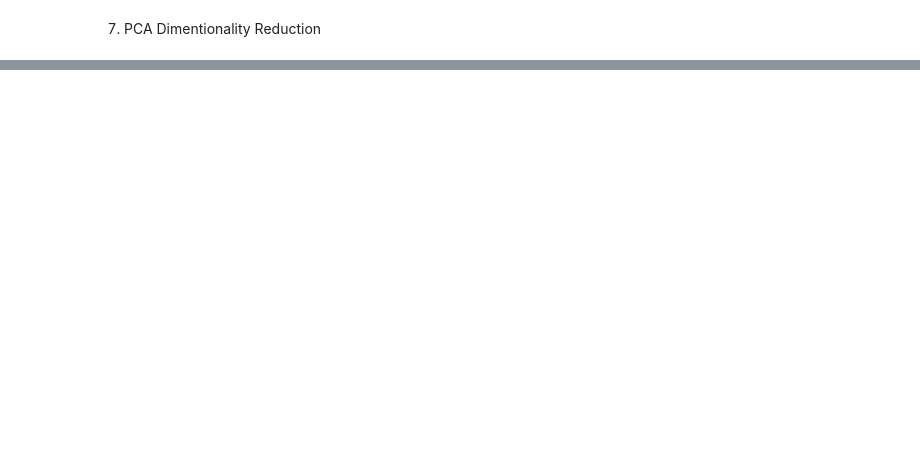
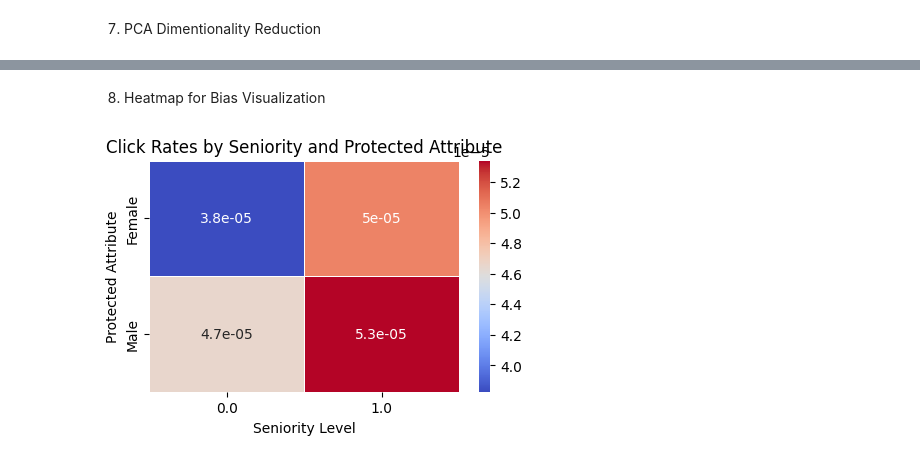
Before and after one commit to helloitsdaksh/Project_DSCI599-531, a Jupyter notebook: eda.ipynb, the cells around one changed output, grey strips where cells are left out. Saved outputs shown, nothing was run; the diff lists cells and outputs as text; code cells hidden in the pictures; blank space fills up the shorter version.

```diff
--- a/eda.ipynb
+++ b/eda.ipynb
@@ -181,0 +197,12 @@ Explained Variance Ratio: [0.11781151 0.09947326]
+# %% [markdown]
+8. Heatmap for Bias Visualization
+# %%
+plt.figure(figsize=(5,3))
+heatmap_data = df.pivot_table(index='protected_attribute', columns='senior', values='click', aggfunc='mean')
+sns.heatmap(heatmap_data, annot=True, cmap=palette, linewidths=0.5)
+plt.title("Click Rates by Seniority and Protected Attribute")
+plt.xlabel("Seniority Level")
+plt.ylabel("Protected Attribute")
+plt.show()
+# %% [output]
+[figure, added]
```
Also changed, not shown: parts of 8 cells of this notebook, 1 other file.
